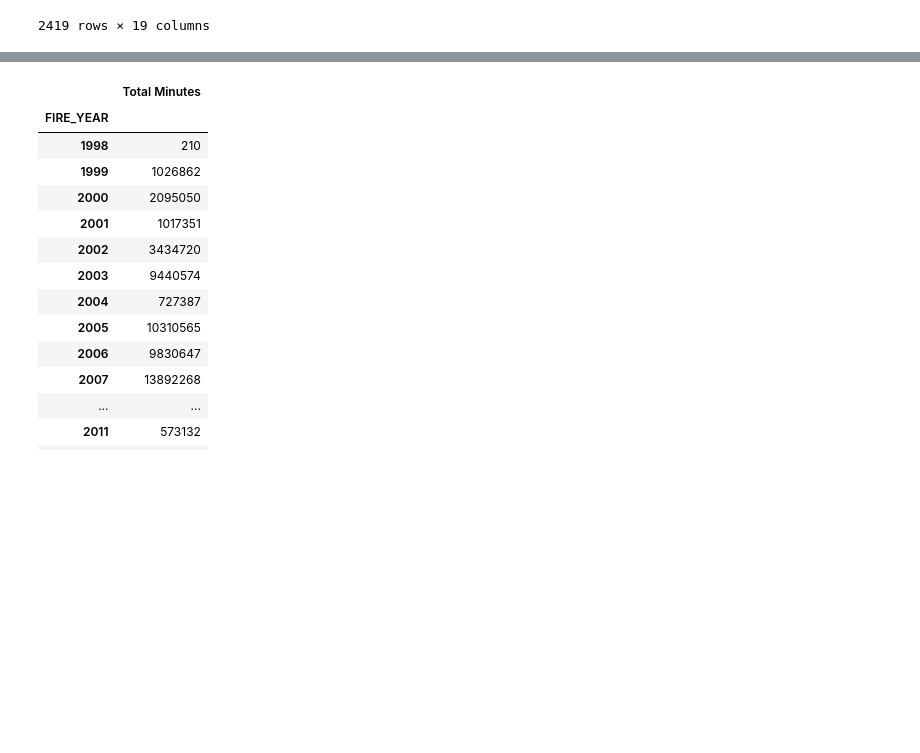
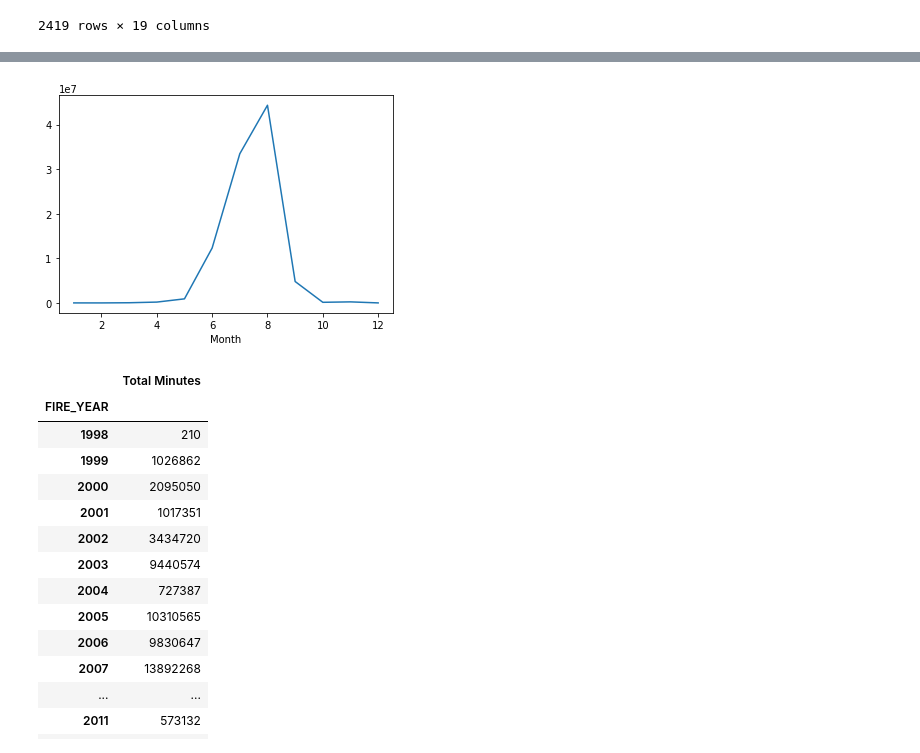
Before and after one commit to Jagjeet/fire-analysis-project, a Jupyter notebook: FireAnalysis.ipynb, the cells around one changed output, grey strips where cells are left out. Drawn from its saved outputs; the diff is of its cells as text; code cells hidden in the pictures; blank space fills up the shorter version.

```diff
--- a/FireAnalysis.ipynb
+++ b/FireAnalysis.ipynb
@@ -410,3 +470,6 @@ See the caveats in the documentation: https://pandas.pydata.org/pandas-docs/stab
 | 1804896 | 1804897 | 300218397 | FWS-2015USGAOKRJSQ0 | 2015 | Ware | COWHOUSE COMPLEX | COWHOUSE 1 | 4.3 | 2457187.5 | ... |
 | 1804899 | 1804900 | 300218400 | FWS-2015USAKNORJTQ7 | 2015 | Yukon-Koyukuk | TANANA AREA FIRES COMPLEX | 15481 BERING CREEK | 112806.8 | 2457194.5 | ... |
 2419 rows × 19 columns
+# %%
+cleaned_fire_data["Start Month"] = pd.DatetimeIndex(cleaned_fire_data['Start Date']).month
+cleaned_fire_data
@@ -502,0 +585,7 @@ See the caveats in the documentation: https://pandas.pydata.org/pandas-docs/stab
+# %%
+#Group by month
+# fire_num = cleaned_fire_data[["Start Month", "FIRE_SIZE"]]
+fire_num = cleaned_fire_data[["Start Month", "Total Minutes"]]
+yearly_fire_num = fire_num.groupby(["Start Month"])
+sum_fire_time = yearly_fire_num.sum()
+sum_fire_time
@@ -503,3 +607,11 @@ See the caveats in the documentation: https://pandas.pydata.org/pandas-docs/stab
+# %%
+#Total minutes
+ax4 = sum_fire_time.plot.line()
+plt.xlabel('Month')
+# plt.ylabel('Total Time All Fires Burned (minutes)')
+ax4.get_legend().remove()
+# %% [output]
+[figure, added]
 # %%
 #total time burning per year
 fire_num = cleaned_fire_data[["FIRE_YEAR", "Total Minutes"]]
```
Also changed, not shown: parts of 16 cells of this notebook.
